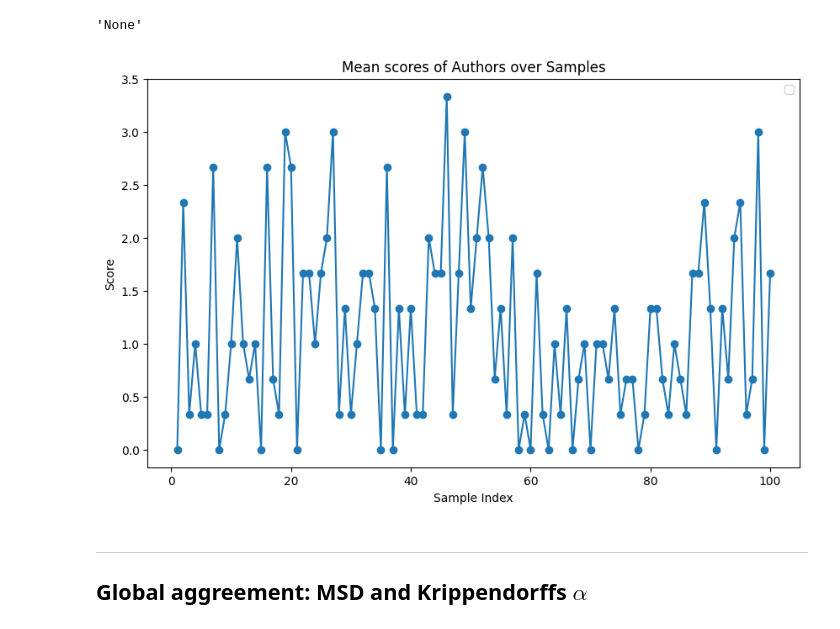
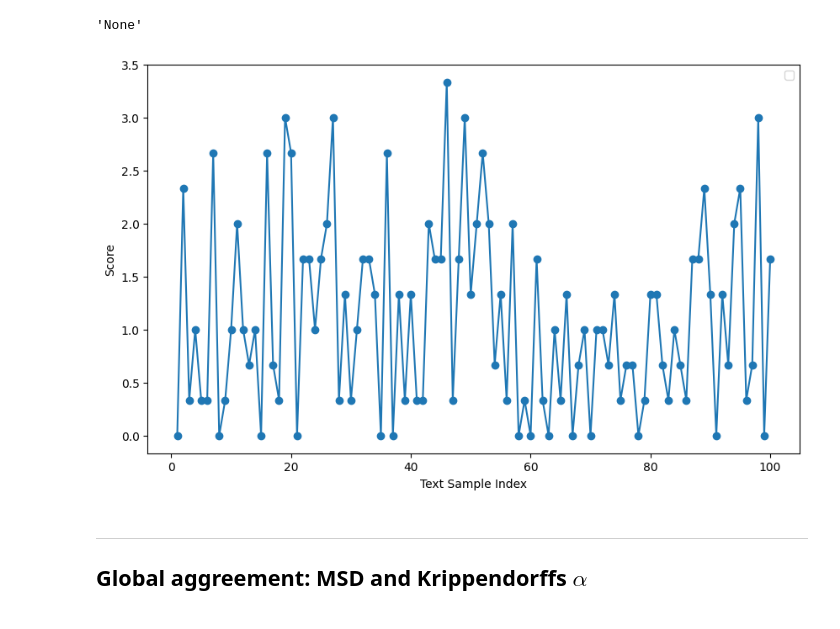
Before and after one commit to DavidLindahl/danish-edu-llm-classifier, a Jupyter notebook: notebooks/eval_results.ipynb, the cells around one changed output. Drawn from its saved outputs; the diff is of its cells as text; code cells hidden in the pictures.

```diff
--- a/notebooks/eval_results.ipynb
+++ b/notebooks/eval_results.ipynb
@@ -82,16 +83,15 @@ for i in range(len(df_mikkel)):
 # %%
 # Plotting the average score to look for trends
 our_score_data = [scores[:3] for scores in score_data]  # Only our labels (Mikkel, David, Carl)
 
 plt.figure(figsize=(10, 6))
 plt.plot(range(1, N + 1), [np.mean(scores) for scores in our_score_data], marker='o')
-plt.title('Mean scores of Authors over Samples')
-plt.xlabel('Sample Index')
+plt.xlabel('Text Sample Index')
 plt.ylabel('Score')
 plt.legend()
 plt.show()
 # %% [output]
-[figure, old version]
+[figure, new version]
 # %% [markdown]
 ____
 
```
Also changed, not shown: parts of 14 cells of this notebook, 9 other files.
